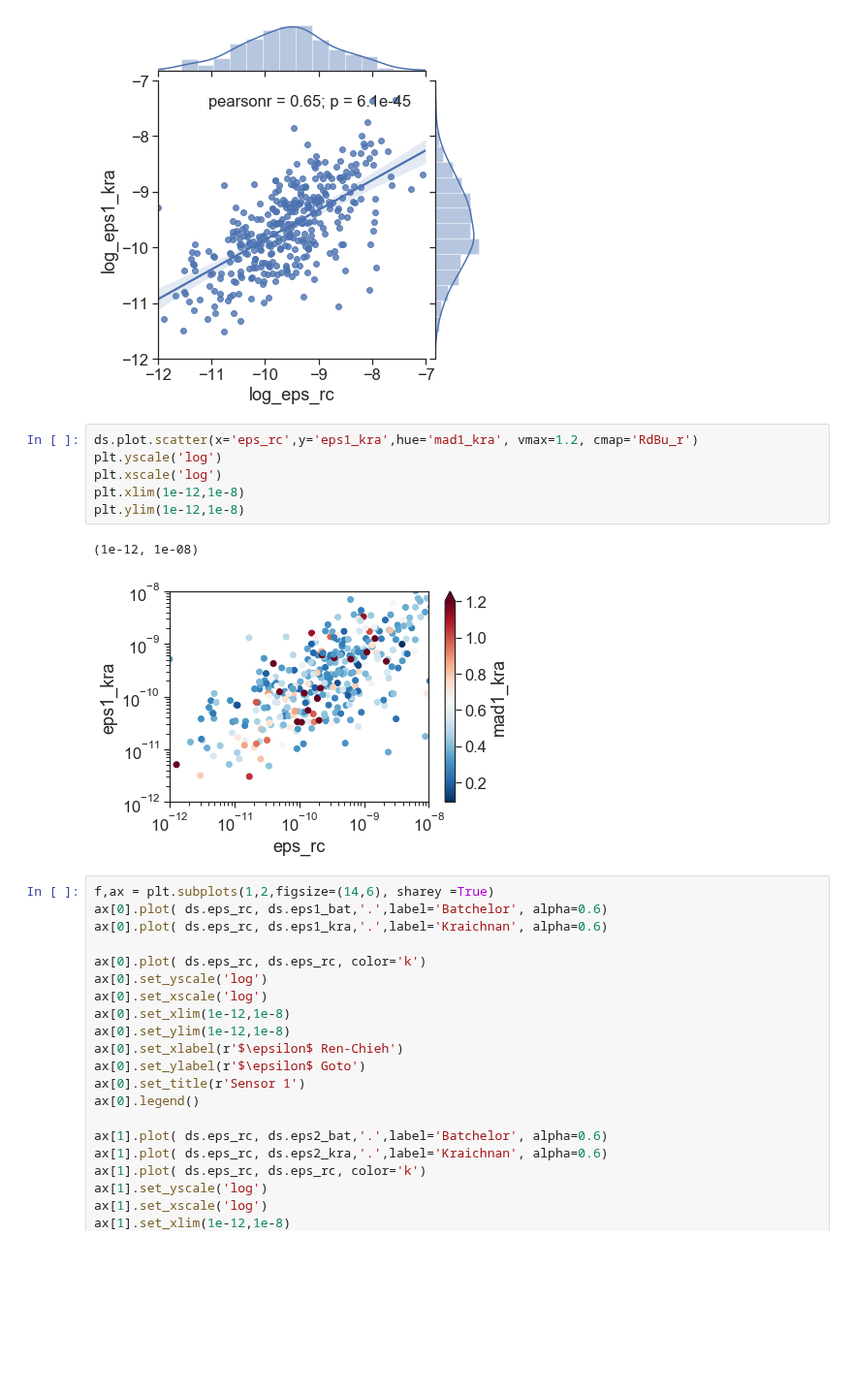
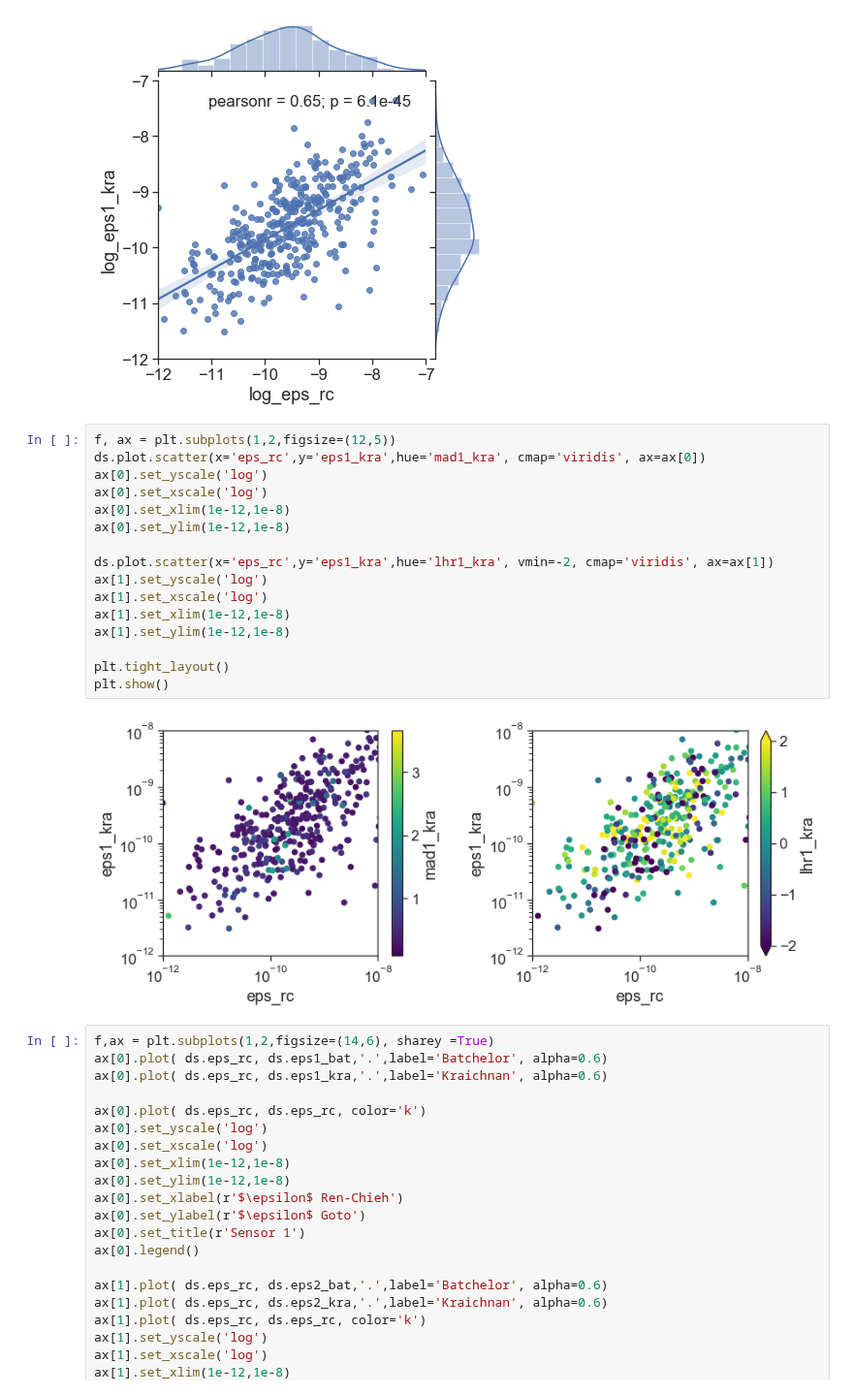
Before and after one commit to sessink/epsilon_from_emapex, a Jupyter notebook: notebooks/epsilon_calculation.ipynb, the cells around one changed output. Shown at 97% size. Saved outputs shown, nothing was run; the diff lists cells and outputs as text; blank space fills up the shorter version.

```diff
--- a/notebooks/epsilon_calculation.ipynb
+++ b/notebooks/epsilon_calculation.ipynb
@@ -403,15 +475,24 @@ sns.jointplot(x='log_eps_rc',y='log_eps1_kra',data=ds, kind='reg',dropna=True, s
 # %% [output]
 <seaborn.axisgrid.JointGrid at 0x...>
 [figure]
-# %%
-ds.plot.scatter(x='eps_rc',y='eps1_kra',hue='mad1_kra', vmax=1.2, cmap='RdBu_r')
-plt.yscale('log')
-plt.xscale('log')
-plt.xlim(1e-12,1e-8)
-plt.ylim(1e-12,1e-8)
-# %% [output]
-(1e-12, 1e-08)
-[figure, removed]
+# %%
+f, ax = plt.subplots(1,2,figsize=(12,5))
+ds.plot.scatter(x='eps_rc',y='eps1_kra',hue='mad1_kra', cmap='viridis', ax=ax[0])
+ax[0].set_yscale('log')
+ax[0].set_xscale('log')
+ax[0].set_xlim(1e-12,1e-8)
+ax[0].set_ylim(1e-12,1e-8)
+
+ds.plot.scatter(x='eps_rc',y='eps1_kra',hue='lhr1_kra', vmin=-2, cmap='viridis', ax=ax[1])
+ax[1].set_yscale('log')
+ax[1].set_xscale('log')
+ax[1].set_xlim(1e-12,1e-8)
+ax[1].set_ylim(1e-12,1e-8)
+
+plt.tight_layout()
+plt.show()
+# %% [output]
+[figure, added]
 # %%
 f,ax = plt.subplots(1,2,figsize=(14,6), sharey =True)
 ax[0].plot( ds.eps_rc, ds.eps1_bat,'.',label='Batchelor', alpha=0.6)
```
Also changed, not shown: parts of 10 cells of this notebook, 1 other file.
